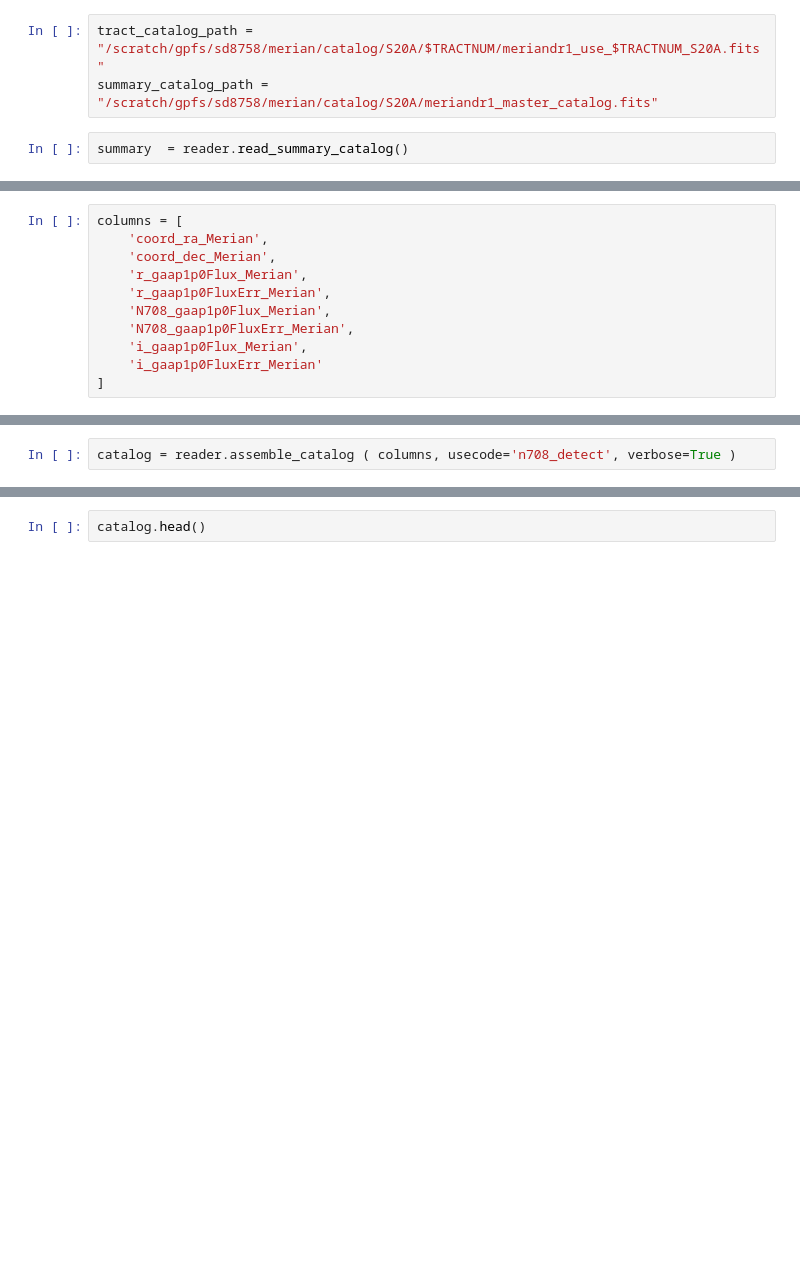
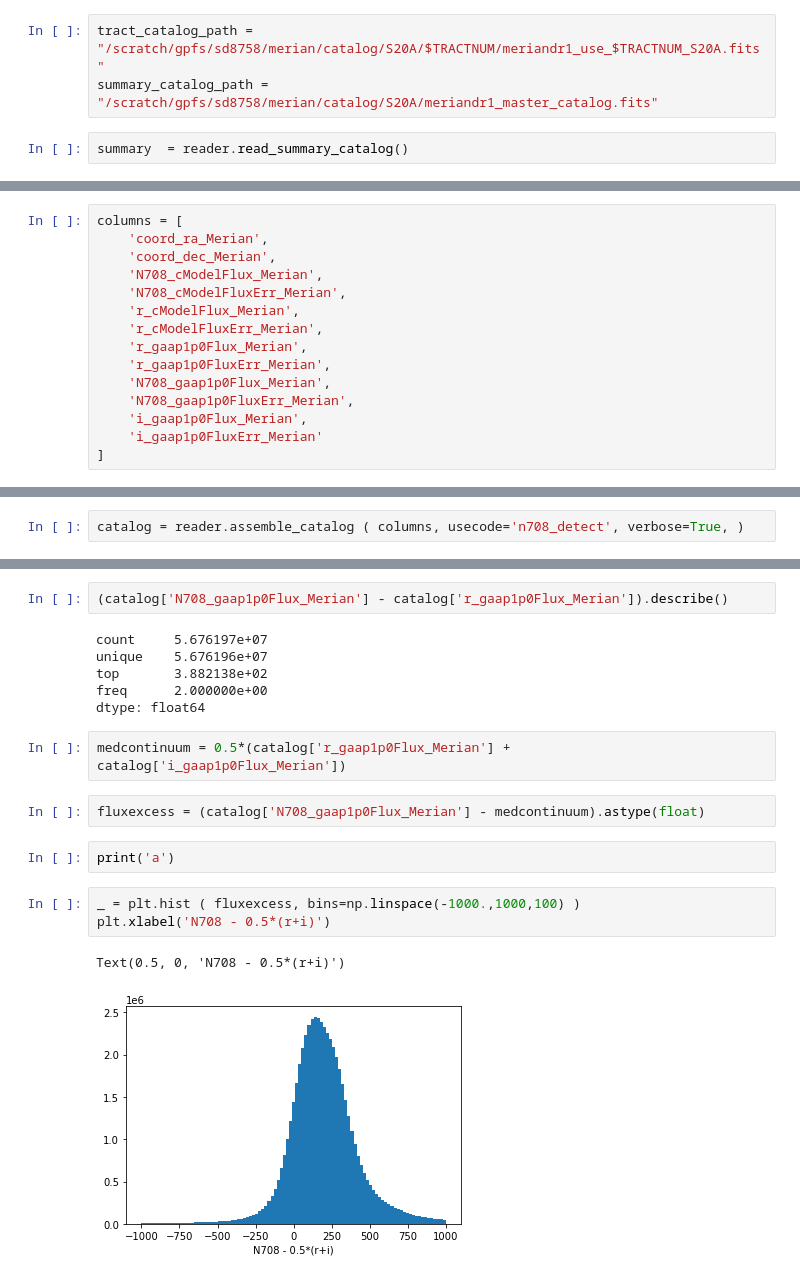
Before and after one commit to MerianSurvey/maria, a Jupyter notebook: notebooks/ReadExample.ipynb, the cells around one changed output, grey strips where cells are left out. Saved outputs shown, nothing was run; the diff lists cells and outputs as text; blank space fills up the shorter version.

Commit message:
add some work on the catalog example NB

```diff
--- a/notebooks/ReadExample.ipynb
+++ b/notebooks/ReadExample.ipynb
@@ -14,6 +20,10 @@ summary  = reader.read_summary_catalog()
 columns = [
     'coord_ra_Merian',
     'coord_dec_Merian',
+    'N708_cModelFlux_Merian',
+    'N708_cModelFluxErr_Merian',
+    'r_cModelFlux_Merian',
+    'r_cModelFluxErr_Merian',
     'r_gaap1p0Flux_Merian',
     'r_gaap1p0FluxErr_Merian',
     'N708_gaap1p0Flux_Merian',
@@ -30,3 +34,3 @@ cat = reader.read_tract_catalog ( 9107, usecode='n708_detect')
 # %%
-catalog = reader.assemble_catalog ( columns, usecode='n708_detect', verbose=True )
+catalog = reader.assemble_catalog ( columns, usecode='n708_detect', verbose=True, )
 # %% [output]
@@ -41,2 +55,20 @@ Processed 350/355 tracts after 372.76 sec
 # %%
-catalog.head()
+(catalog['N708_gaap1p0Flux_Merian'] - catalog['r_gaap1p0Flux_Merian']).describe()
+# %% [output]
+count     5.676197e+07
+unique    5.676196e+07
+top       3.882138e+02
+freq      2.000000e+00
+dtype: float64
+# %%
+medcontinuum = 0.5*(catalog['r_gaap1p0Flux_Merian'] + catalog['i_gaap1p0Flux_Merian'])
+# %%
+fluxexcess = (catalog['N708_gaap1p0Flux_Merian'] - medcontinuum).astype(float)
+# %%
+print('a')
+# %%
+_ = plt.hist ( fluxexcess, bins=np.linspace(-1000.,1000,100) )
+plt.xlabel('N708 - 0.5*(r+i)')
+# %% [output]
+Text(0.5, 0, 'N708 - 0.5*(r+i)')
+[figure, added]
```
Also changed, not shown: parts of 25 cells of this notebook.
